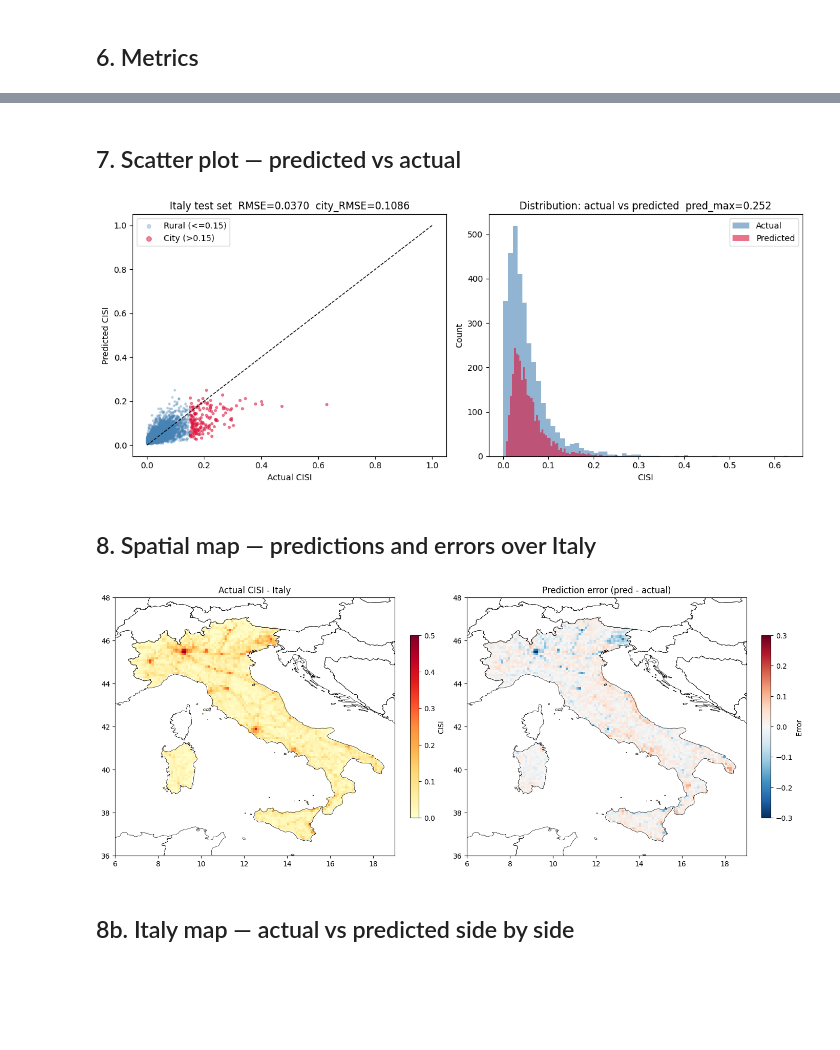
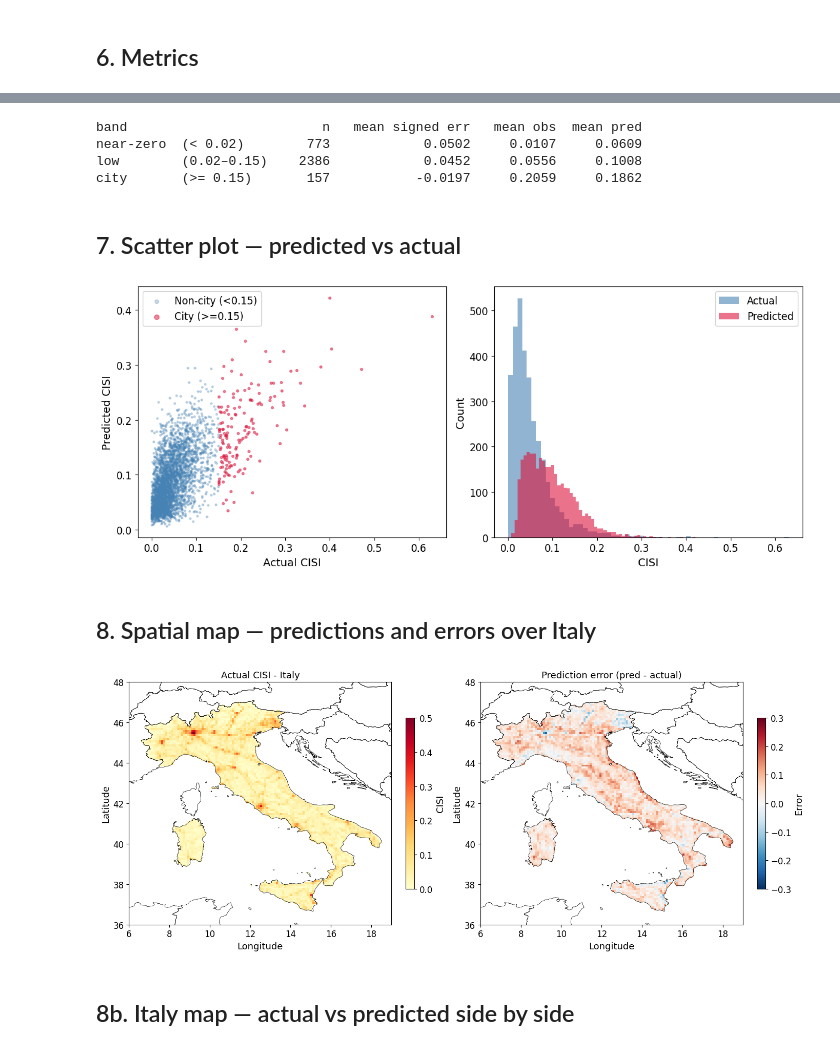
Before and after one commit to Messanella/Thesis_code, a Jupyter notebook: evaluate_test_set.ipynb, the cells around one changed output, grey strips where cells are left out. Drawn from its saved outputs; the diff is of its cells as text; code cells hidden in the pictures; blank space fills up the shorter version.

Commit message:
Major update
50 -> 1000 epochs
Revision of projections and evaluate test set
Revision of plottingg data
Generated data tables
Many small issues fixed, i.e. font size increases of all plots.

```diff
--- a/evaluate_test_set.ipynb
+++ b/evaluate_test_set.ipynb
@@ -23,7 +26,7 @@ import torch
 import pandas as pd
 import numpy as np
 
-BEST_MODEL_PATH = 'final_model_lilac56.pt'
+BEST_MODEL_PATH = 'best_sweep_final_model.pt'
 
 ck = torch.load(BEST_MODEL_PATH, map_location='cpu')
 cfg = ck.get('config', {})
@@ -42,9 +45,9 @@ val_city_rmse: 0.13167500495910645
 class CNNSweep(nn.Module):
     def __init__(self, config):
         super().__init__()
-        d        = config.get('dropout', 0.3)
-        n_layers = config.get('n_layers', 4)
-        base_ch  = config.get('base_channels', 16)
+        d        = config.get('dropout', 0.17454852770248158)
+        n_layers = config.get('n_layers', 2)
+        base_ch      = config.get('base_channels', 32)
 
         layers = []
         in_ch  = 9
@@ -74,7 +77,7 @@ class CNNSweep(nn.Module):
 
     def forward(self, x):
         x = self.conv_layers(x)
-        x = x[:, :, 1, 1]
+        x = x[:, :, x.shape[2] // 2, x.shape[3] // 2]
         x = self.fc_layers(x)
         return torch.sigmoid(x)
 # %% [markdown]
@@ -83,7 +86,7 @@ class CNNSweep(nn.Module):
 MODEL_PATH = BEST_MODEL_PATH
 GDP_PATH   = r'READY_data\inputs_normalized\2019_gdp_aligned_010_normalized.tif'
 POP_PATH   = r'READY_data\inputs_normalized\2020_pop_aligned_010_normalized.tif'
-LC_PATH    = r'READY_data\landuse_onehot\clipped_history_2020_onehot.tif'
+LC_PATH    = r'READY_data\landuse_onehot\chen2015_lc_onehot.tif'
 CISI_PATH  = r'READY_data\labels\2024_CISI_010deg_nearest.tif'
 SHP_PATH   = r'ne_10m_admin_0_countries\ne_10m_admin_0_countries.shp'
 
@@ -113,7 +116,7 @@ with rasterio.open(CISI_PATH) as src:
     cisi      = src.read(1).astype(np.float32)
     transform = src.transform
 
-input_stack = np.nan_to_num(np.concatenate([gdp[np.newaxis], pop[np.newaxis], lc], axis=0), nan=0.0)  # (9, H, W)
+input_stack = fill_input_stack(np.concatenate([gdp[np.newaxis], pop[np.newaxis], lc], axis=0))  # (9, H, W)
 
 valid_mask = ~np.isnan(gdp) & ~np.isnan(pop) & ~np.isnan(cisi)
 valid_idx  = np.argwhere(valid_mask)
@@ -213,66 +275,95 @@ N total pixels                      3,267
+# %%
+import numpy as np
+
+# preds, targets already loaded (Italy test set)
+bands = [
+    ("near-zero  (< 0.02)",      targets < 0.02),
+    ("low        (0.02–0.15)",   (targets >= 0.02) & (targets < 0.15)),
+    ("city       (>= 0.15)",     targets >= 0.15),
+]
+
+print(f"{'band':<24}{'n':>6}{'mean signed err':>18}{'mean obs':>11}{'mean pred':>11}")
+for name, m in bands:
+    err = preds[m] - targets[m]
+    print(f"{name:<24}{m.sum():>6}{err.mean():>18.4f}"
+          f"{targets[m].mean():>11.4f}{preds[m].mean():>11.4f}")
+# %% [output]
+band                         n   mean signed err   mean obs  mean pred
+near-zero  (< 0.02)        773            0.0502     0.0107     0.0609
+low        (0.02–0.15)    2386            0.0452     0.0556     0.1008
+city       (>= 0.15)       157           -0.0197     0.2059     0.1862
 # %% [markdown]
 ## 7. Scatter plot — predicted vs actual
 # %%
+FS = 13
 fig, axes = plt.subplots(1, 2, figsize=(12, 5))
 
-axes[0].scatter(targets[rural_mask], preds[rural_mask], alpha=0.3, s=5, color='steelblue', label='Rural (<=0.15)')
-axes[0].scatter(targets[city_mask],  preds[city_mask],  alpha=0.5, s=8, color='crimson',   label='City (>0.15)')
-axes[0].plot([0,1],[0,1],'k--', linewidth=1)
-axes[0].set_xlabel('Actual CISI'); axes[0].set_ylabel('Predicted CISI')
-axes[0].set_title(f'Italy test set  RMSE={rmse_global:.4f}  city_RMSE={rmse_city:.4f}')
-axes[0].legend(markerscale=2)
+axes[0].scatter(targets[rural_mask], preds[rural_mask], alpha=0.3, s=5, color='steelblue', label='Non-city (<0.15)')
+axes[0].scatter(targets[city_mask],  preds[city_mask],  alpha=0.5, s=8, color='crimson',   label='City (>=0.15)')
+axes[0].set_xlabel('Actual CISI', fontsize=FS)
+axes[0].set_ylabel('Predicted CISI', fontsize=FS)
+axes[0].tick_params(labelsize=FS - 1)
+axes[0].legend(markerscale=2, fontsize=FS - 1)
 
 axes[1].hist(targets, bins=60, alpha=0.6, label='Actual',    color='steelblue')
 axes[1].hist(preds,   bins=60, alpha=0.6, label='Predicted', color='crimson')
-axes[1].set_xlabel('CISI'); axes[1].set_ylabel('Count')
-axes[1].set_title(f'Distribution: actual vs predicted  pred_max={pred_max:.3f}')
-axes[1].legend()
+axes[1].set_xlabel('CISI', fontsize=FS)
+axes[1].set_ylabel('Count', fontsize=FS)
+axes[1].tick_params(labelsize=FS - 1)
+axes[1].legend(fontsize=FS - 1)
 
 plt.tight_layout()
-plt.savefig('figures/italy_test_scatter_11_5_2026.png', dpi=150, bbox_inches='tight')
+plt.savefig('figures/italy/scatter_pred_vs_actual.png', dpi=150, bbox_inches='tight')
 plt.show()
 # %% [output]
-[figure, old version]
+[figure, new version]
 # %% [markdown]
 ## 8. Spatial map — predictions and errors over Italy
 # %%
+FS = 13
 with rasterio.open(CISI_PATH) as src:
     H, W   = src.height, src.width
     bounds = src.bounds
 
 pred_map   = np.full((H, W), np.nan)
 error_map  = np.full((H, W), np.nan)
 actual_map = np.full((H, W), np.nan)
 
 for (i, j), p, t in zip(italy_idx, preds, targets):
     pred_map[i, j]   = p
     error_map[i, j]  = p - t
     actual_map[i, j] = t
 
 world_shp = gpd.read_file(SHP_PATH)
 ext = [bounds.left, bounds.right, bounds.bottom, bounds.top]
 
 fig, axes = plt.subplots(1, 2, figsize=(14, 6))
 
 im0 = axes[0].imshow(actual_map, cmap='YlOrRd', vmin=0, vmax=0.5,
                      origin='upper', extent=ext, aspect='auto')
 world_shp.boundary.plot(ax=axes[0], linewidth=0.5, color='black')
 axes[0].set_xlim(6, 19); axes[0].set_ylim(36, 48)
-axes[0].set_title('Actual CISI - Italy')
-plt.colorbar(im0, ax=axes[0], label='CISI', fraction=0.03)
+axes[0].set_title('Actual CISI - Italy', fontsize=FS)
+axes[0].set_xlabel('Longitude', fontsize=FS); axes[0].set_ylabel('Latitude', fontsize=FS)
+axes[0].tick_params(labelsize=FS - 1)
+cb0 = plt.colorbar(im0, ax=axes[0], label='CISI', fraction=0.03)
+cb0.set_label('CISI', fontsize=FS); cb0.ax.tick_params(labelsize=FS - 1)
 
 im1 = axes[1].imshow(error_map, cmap='RdBu_r', vmin=-0.3, vmax=0.3,
                      origin='upper', extent=ext, aspect='auto')
 world_shp.boundary.plot(ax=axes[1], linewidth=0.5, color='black')
 axes[1].set_xlim(6, 19); axes[1].set_ylim(36, 48)
-axes[1].set_title('Prediction error (pred - actual)')
-plt.colorbar(im1, ax=axes[1], label='Error', fraction=0.03)
+axes[1].set_title('Prediction error (pred - actual)', fontsize=FS)
+axes[1].set_xlabel('Longitude', fontsize=FS); axes[1].set_ylabel('Latitude', fontsize=FS)
+axes[1].tick_params(labelsize=FS - 1)
+cb1 = plt.colorbar(im1, ax=axes[1], label='Error', fraction=0.03)
+cb1.set_label('Error', fontsize=FS); cb1.ax.tick_params(labelsize=FS - 1)
 
 plt.tight_layout()
-plt.savefig('figures/italy_test_map_11_5_2026.png', dpi=150, bbox_inches='tight')
+plt.savefig('figures/italy/spatial_error_map.png', dpi=150, bbox_inches='tight')
 plt.show()
 # %% [output]
-[figure, old version]
+[figure, new version]
 # %% [markdown]
 ## 8b. Italy map — actual vs predicted side by side
 # %%
```
Also changed, not shown: parts of 14 cells of this notebook, 10 other files.
